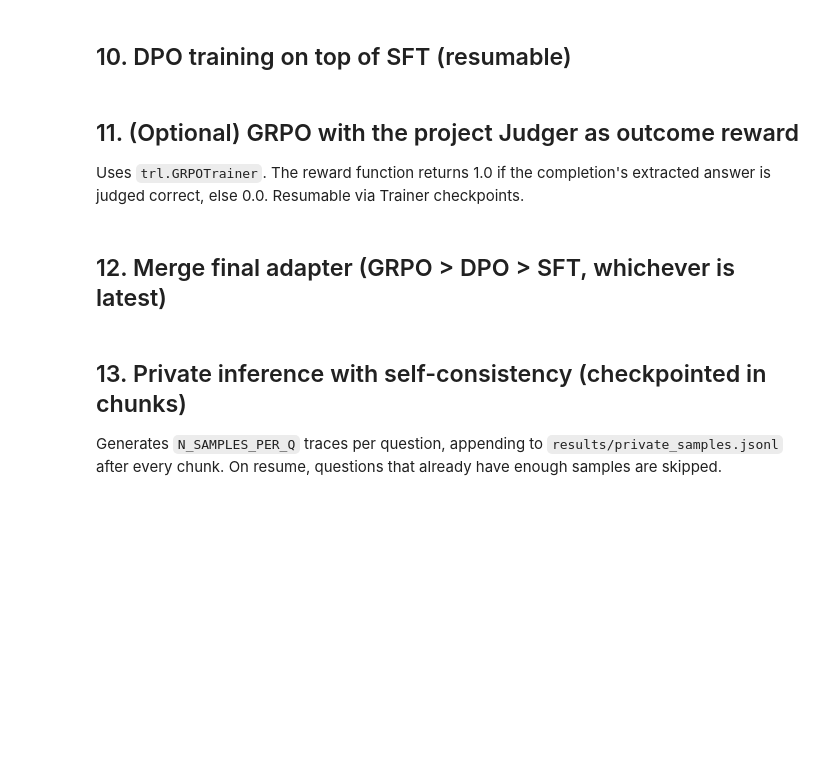
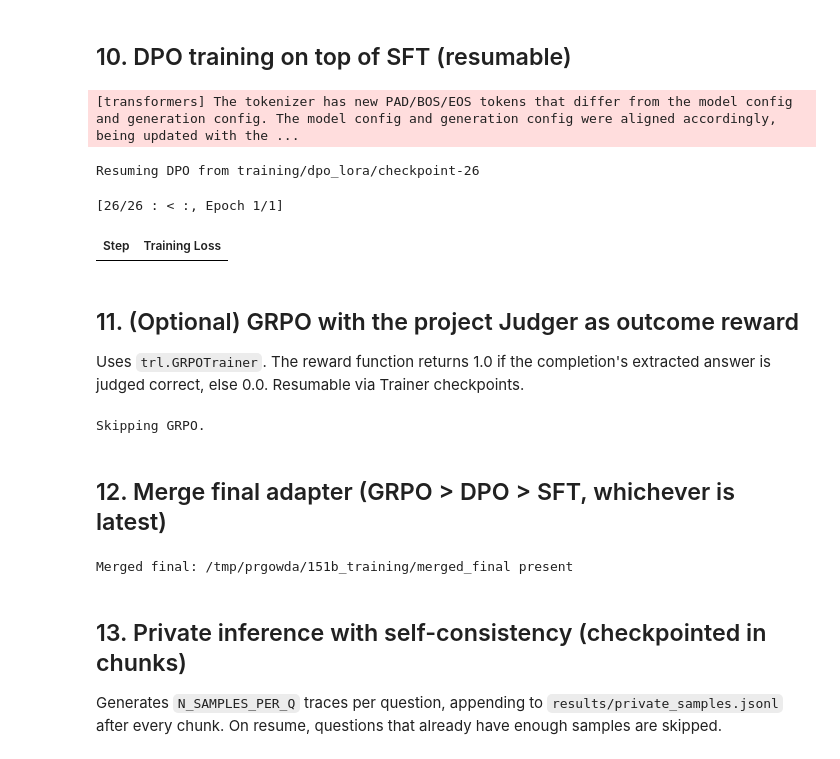
Before and after one commit to prerana-e/151B_SP26_Competition-main, a Jupyter notebook: submission_pipeline_full.ipynb, the cells around one changed output. Saved outputs shown, nothing was run; the diff lists cells and outputs as text; code cells hidden in the pictures; blank space fills up the shorter version.

Commit message:
model 1

```diff
--- a/submission_pipeline_full.ipynb
+++ b/submission_pipeline_full.ipynb
@@ -71,32 +73,37 @@ GRPO_PROMPTS_PATH    = TRAIN_DIR / "grpo_prompts.jsonl"
 SFT_LORA_DIR         = TRAIN_DIR / "sft_lora"
 DPO_LORA_DIR         = TRAIN_DIR / "dpo_lora"
 GRPO_LORA_DIR        = TRAIN_DIR / "grpo_lora"
-# Merged BF16 weights live on the local container overlay (/tmp, ~697 GB free).
-# Volatile across pod restarts — but the adapters in SFT_LORA_DIR are the real artifact.
-MERGED_SFT_DIR       = Path("/tmp/merged_sft")
-MERGED_FINAL_DIR     = Path("/tmp/merged_final")
+# MERGED_SFT_DIR       = TRAIN_DIR / "merged_sft"
+MERGED_SFT_DIR = Path(f"/tmp/{os.environ['USER']}/151b_training/merged_sft")
+MERGED_SFT_DIR.parent.mkdir(parents=True, exist_ok=True)
+# MERGED_FINAL_DIR     = TRAIN_DIR / "merged_final"
+MERGED_FINAL_DIR = Path(f"/tmp/{os.environ['USER']}/151b_training/merged_final")
+MERGED_FINAL_DIR.parent.mkdir(parents=True, exist_ok=True)
 PRIVATE_SAMPLES_PATH = RESULTS_DIR / "private_samples.jsonl"
 PRIVATE_HINTS_PATH   = RESULTS_DIR / "private_hint_samples.jsonl"
 SUBMISSION_CSV       = Path("submission.csv")
 
 # ── Stage switches ──────────────────────────────────────────────────────────
-RUN_BUILD_EXT_SFT    = True
-RUN_SFT              = True
+RUN_BUILD_EXT_SFT    = False
+RUN_SFT              = False
 RUN_MERGE_SFT        = True
-RUN_SELF_SAMPLE      = True
-RUN_BUILD_DPO        = True
-RUN_DPO              = True
-RUN_GRPO             = True
+RUN_SELF_SAMPLE      = False
+RUN_BUILD_DPO        = False
+RUN_DPO              = False
+RUN_GRPO             = False
 RUN_MERGE_FINAL      = True
 RUN_PRIVATE_INFER    = True
 RUN_HINT_ROUND       = True
 
 # ── External SFT corpora ────────────────────────────────────────────────────
-# Curated: highest-quality math CoT only. MetaMath dropped (mostly redundant w/ GSM8K).
+# (hf_id, config_or_None, max_rows or None). Capped for 24 GB MIG slice.
 EXT_DATASETS = [
-    ("AI-MO/NuminaMath-CoT",        None,   30_000),
+    ("AI-MO/NuminaMath-CoT",        None,   50_000),
+    ("meta-math/MetaMathQA",         None,   30_000),
     ("hendrycks/competition_math",   None,     None),
     ("openai/gsm8k",                 "main",   None),
+    # ("nvidia/OpenMathInstruct-2",  None,  1_000_000),  # uncomment for huge runs
+    # ("TIGER-Lab/MathInstruct",     None,     None),
 ]
 
 # ── Hyperparameters ─────────────────────────────────────────────────────────
@@ -135,6 +142,13 @@ GRPO_BETA             = 0.04
 
 os.environ["CUDA_VISIBLE_DEVICES"]        = GPU_ID
 os.environ["VLLM_USE_FLASHINFER_SAMPLER"] = "0"
+# Vendored deep_gemm fails to import under Python 3.14, then vLLM's post-load
+# warmup raises "DeepGEMM backend is not available or outdated". Model is bf16
+# (not FP8), so the kernel is unused at runtime — skip the warmup entirely.
+# Two env vars belt-and-suspenders; either alone disables the warmup path
+# in vllm/model_executor/warmup/kernel_warmup.py.
+os.environ["VLLM_USE_DEEP_GEMM"]      = "0"
+os.environ["VLLM_DEEP_GEMM_WARMUP"]   = "skip"
 os.environ["TOKENIZERS_PARALLELISM"]      = "false"
 os.environ.setdefault("HF_HUB_ENABLE_HF_TRANSFER", "1")
 
@@ -389,7 +407,6 @@ if RUN_SFT:
         max_length=2048, packing=True, report_to="none",
         gradient_checkpointing=True, optim="adamw_8bit",
         dataset_text_field="text",
-        use_liger_kernel=True,
     )
     trainer = SFTTrainer(model=base, args=cfg, train_dataset=ds,
                           peft_config=lora_cfg, processing_class=tok)
@@ -532,34 +558,39 @@ if RUN_DPO:
     base = AutoModelForCausalLM.from_pretrained(
         BASE_MODEL_ID, quantization_config=bnb, device_map="auto", trust_remote_code=True,
     )
     if SFT_LORA_DIR.exists():
         policy = PeftModel.from_pretrained(base, str(SFT_LORA_DIR), is_trainable=True)
         peft_cfg = None
     else:
         policy = base
         peft_cfg = LoraConfig(r=32, lora_alpha=64, lora_dropout=0.05, bias="none",
                                 task_type="CAUSAL_LM",
                                 target_modules=["q_proj","k_proj","v_proj","o_proj",
                                                   "gate_proj","up_proj","down_proj"])
 
     cfg = DPOConfig(
         output_dir=str(DPO_LORA_DIR),
         per_device_train_batch_size=1, gradient_accumulation_steps=16,
         num_train_epochs=DPO_EPOCHS, learning_rate=DPO_LR, beta=DPO_BETA,
         bf16=True, logging_steps=10,
         save_strategy="steps", save_steps=100, save_total_limit=3,
-        max_length=MAX_MODEL_LEN, max_prompt_length=MAX_MODEL_LEN // 2,
+        # max_length=MAX_MODEL_LEN, max_prompt_length=MAX_MODEL_LEN // 2,
         report_to="none", gradient_checkpointing=True, optim="paged_adamw_8bit",
     )
     trainer = DPOTrainer(model=policy, ref_model=None, args=cfg, train_dataset=ds,
                           processing_class=tok, peft_config=peft_cfg)
     resume = _latest_ckpt(DPO_LORA_DIR)
     print("Resuming DPO from", resume) if resume else print("Starting DPO fresh")
     trainer.train(resume_from_checkpoint=resume)
     trainer.save_model(str(DPO_LORA_DIR))
     del trainer, policy, base; gc.collect(); torch.cuda.empty_cache()
 else:
     print("Skipping DPO.")
+# %% [output]
+[transformers] The tokenizer has new PAD/BOS/EOS tokens that differ from the model config and generation config. The model config and generation config were aligned accordingly, being updated with the ...
+Resuming DPO from training/dpo_lora/checkpoint-26
+[26/26 : < :, Epoch 1/1]
+| Step | Training Loss |
 # %% [markdown]
 ## 11. (Optional) GRPO with the project Judger as outcome reward
 
@@ -630,6 +661,8 @@ if RUN_GRPO:
     del trainer, policy, base; gc.collect(); torch.cuda.empty_cache()
 else:
     print("Skipping GRPO.")
+# %% [output]
+Skipping GRPO.
 # %% [markdown]
 ## 12. Merge final adapter (GRPO > DPO > SFT, whichever is latest)
 # %%
@@ -652,6 +685,8 @@ if RUN_MERGE_FINAL and not MERGED_FINAL_DIR.exists():
     print("Merged ->", MERGED_FINAL_DIR)
 else:
     print("Merged final:", MERGED_FINAL_DIR, "present" if MERGED_FINAL_DIR.exists() else "skipped")
+# %% [output]
+Merged final: /tmp/prgowda/151b_training/merged_final present
 # %% [markdown]
 ## 13. Private inference with self-consistency (checkpointed in chunks)
 
```
Also changed, not shown: parts of 8 cells of this notebook, 1 other file.
